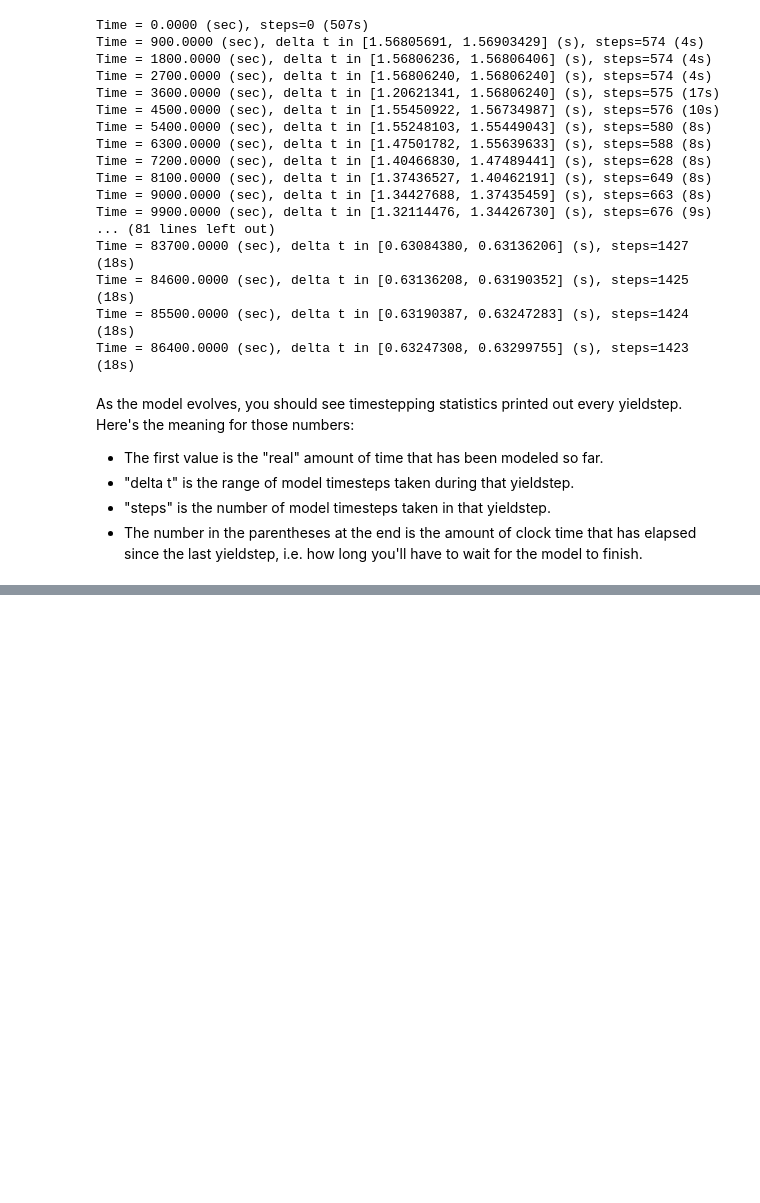
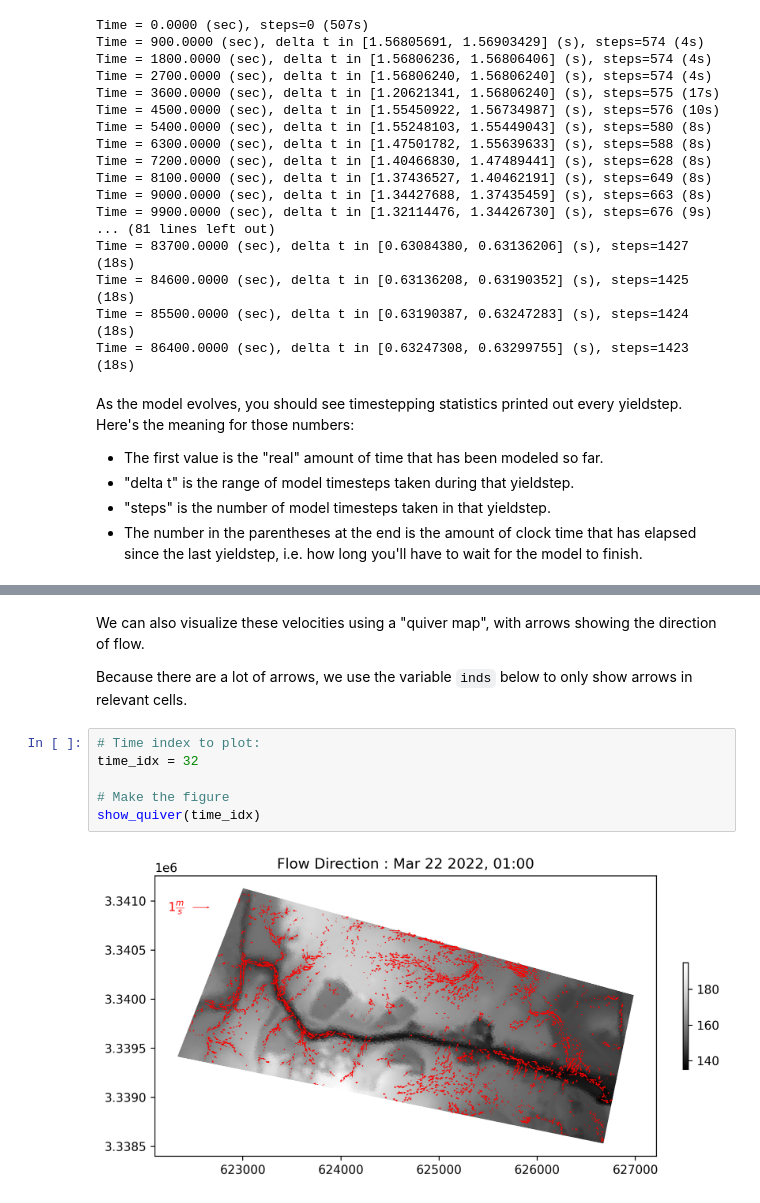
Before and after one commit to suzanatimilsina/ANUGA_OnionCreek_Tutorial, a Jupyter notebook: notebooks/notebook1.ipynb, the cells around one changed output, grey strips where cells are left out. Saved outputs shown, nothing was run; the diff lists cells and outputs as text; blank space fills up the shorter version.

```diff
--- a/notebooks/notebook1.ipynb
+++ b/notebooks/notebook1.ipynb
@@ -501,0 +514,12 @@ plt.axis('scaled')
+# %% [markdown]
+We can also visualize these velocities using a "quiver map", with arrows showing the direction of flow.
+
+Because there are a lot of arrows, we use the variable `inds` below to only show arrows in relevant cells.
+# %%
+# Time index to plot:
+time_idx = 32
+
+# Make the figure
+show_quiver(time_idx)
+# %% [output]
+[figure, added]
```
Also changed, not shown: parts of 21 cells of this notebook.
